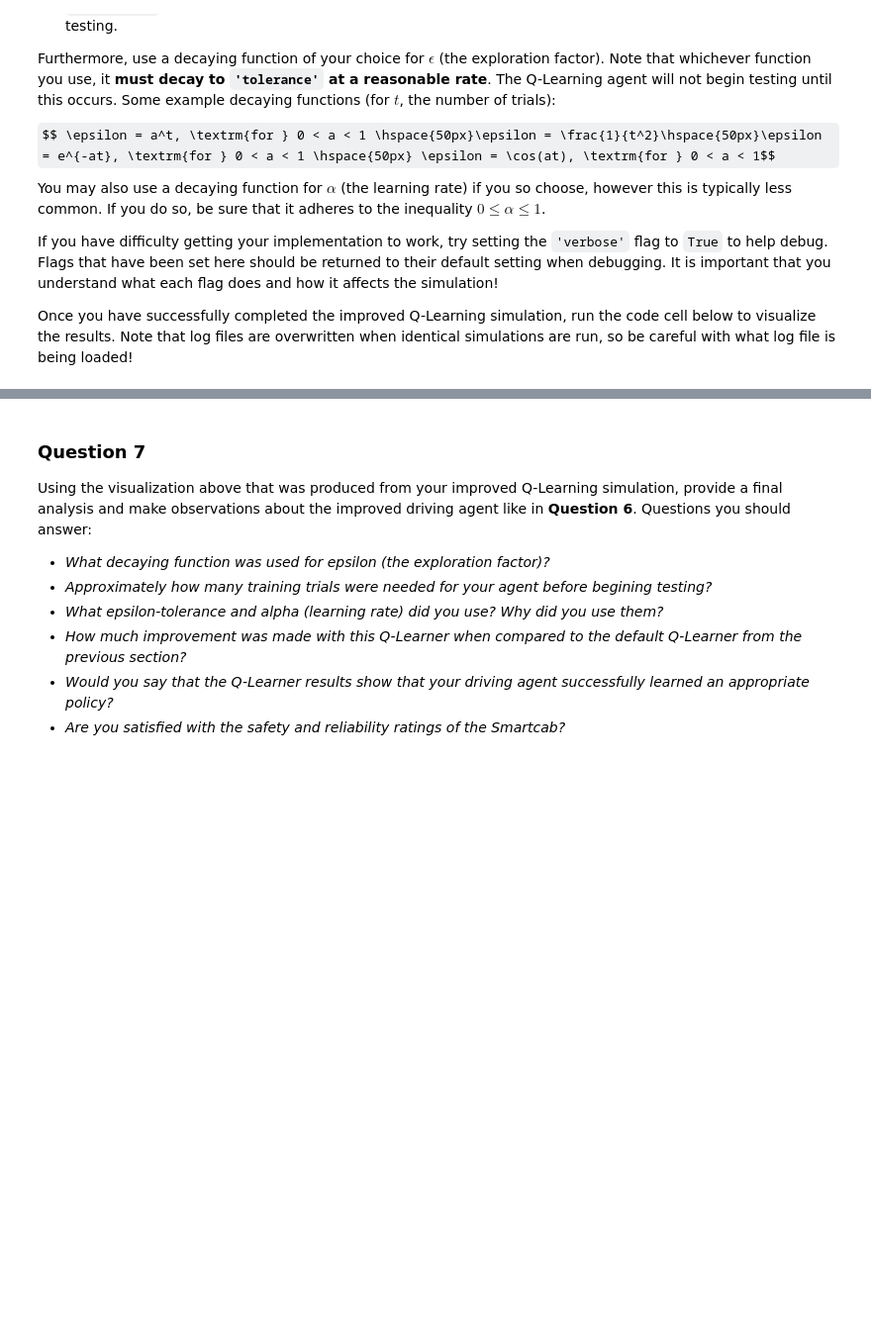
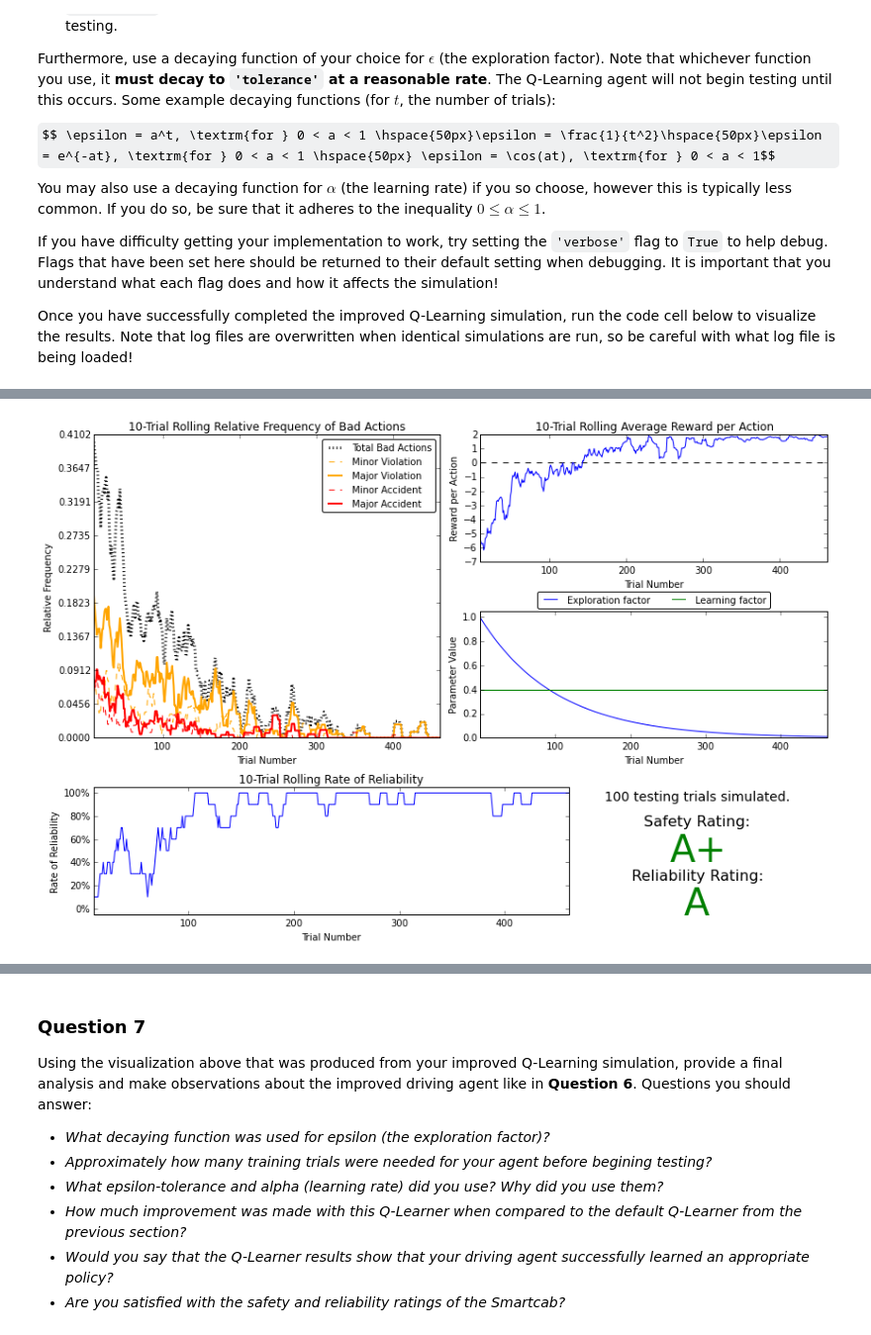
Before and after one commit to armandosrz/UdacityNanoMachine, a Jupyter notebook: smartcab/smartcab.ipynb, the cells around one changed output, grey strips where cells are left out. Shown at 99% size. Drawn from its saved outputs; the diff is of its cells as text; code cells hidden in the pictures; some formulas as TeX source; blank space fills up the shorter version.

```diff
--- a/smartcab/smartcab.ipynb
+++ b/smartcab/smartcab.ipynb
@@ -267,0 +273,9 @@ vs.plot_trials('sim_improved-learning.csv')
+# %%
+# Load the 'sim_improved-learning' file from the improved Q-Learning simulation
+vs.plot_trials('sim_improved-learning.csv')
+# self.epsilon = math.exp(1)**(-a*self.trials)
+# a =0.01
+# Alpha = 0.4
+# tolerance = 0.01
+# %% [output]
+[figure, added]
```
Also changed, not shown: parts of 2 cells of this notebook, 1 other file.
